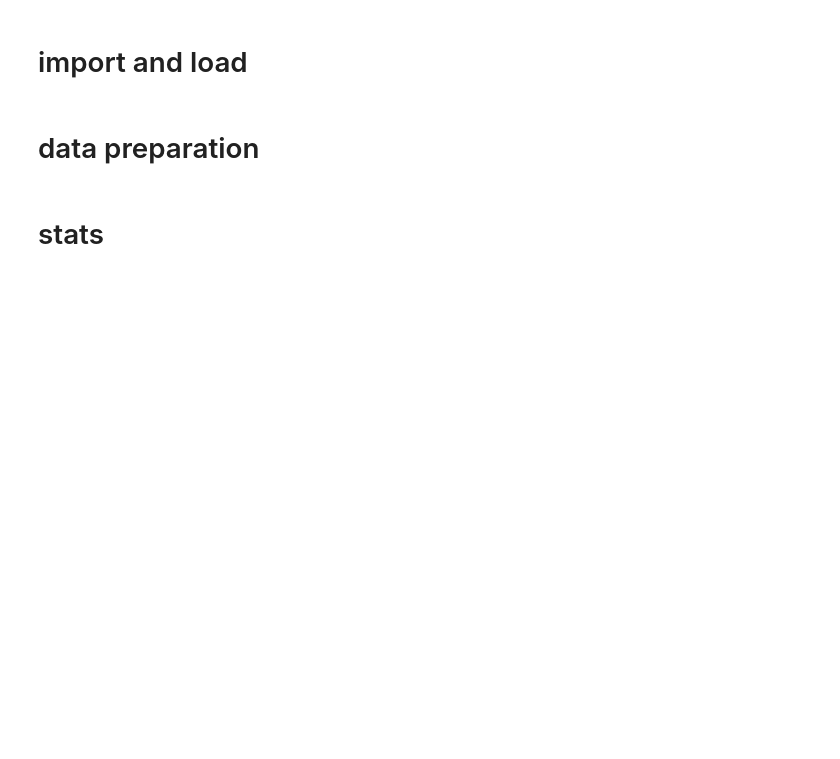
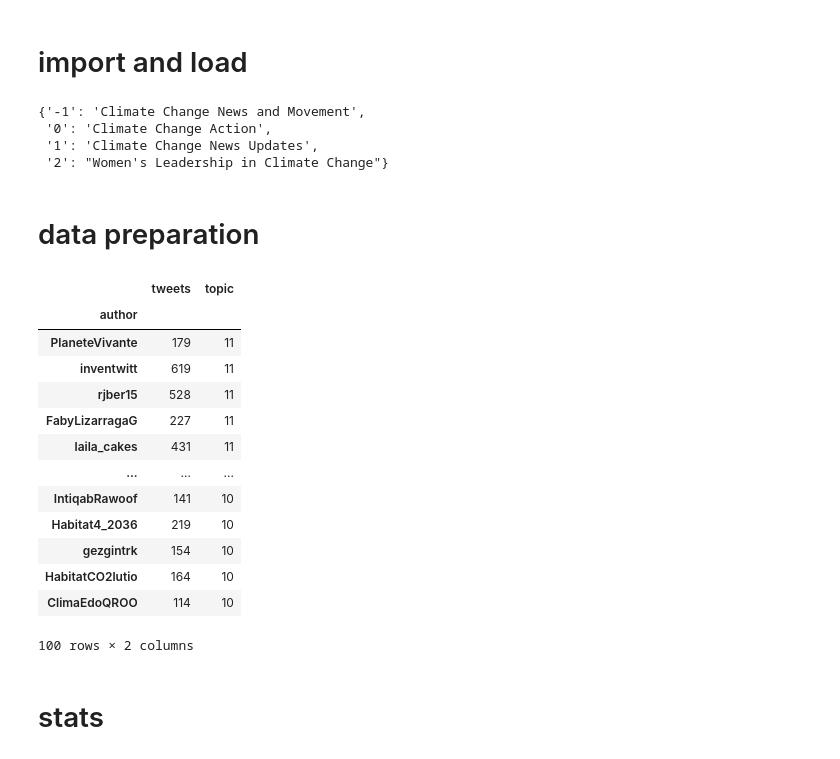
Before and after one commit to alessiogandelli/tweets-to-topic-network, a Jupyter notebook: src/report.ipynb, the cells around one changed output. Saved outputs shown, nothing was run; the diff lists cells and outputs as text; code cells hidden in the pictures; blank space fills up the shorter version.

Commit message:
many things

```diff
--- a/src/report.ipynb
+++ b/src/report.ipynb
@@ -23,3 +26,10 @@ topic_name = pd.read_csv(topics_file)
+# %%
+topic_label
+# %% [output]
+{'-1': 'Climate Change News and Movement',
+ '0': 'Climate Change Action',
+ '1': 'Climate Change News Updates',
+ '2': "Women's Leadership in Climate Change"}
 # %% [markdown]
 # data preparation
 # %%
@@ -57,6 +67,24 @@ for i in [10000,1000,100,10,3]:
     top_users[i] =  df_rt_user.sort_values('retweets', ascending=False).head(i).sum()
 
 df_top_users = pd.DataFrame.from_dict(top_users, orient='index')[['tweets', 'retweets']]
+# %%
+#count how many topics a user tweets about
+df_tweets.groupby('author').aggregate({'tweets':'count', 'topic':'nunique'}).sort_values('topic', ascending=False).head(100)
+# %% [output]
+|  | tweets | topic |
+| author |  |  |
+| PlaneteVivante | 179 | 11 |
+| inventwitt | 619 | 11 |
+| rjber15 | 528 | 11 |
+| FabyLizarragaG | 227 | 11 |
+| laila_cakes | 431 | 11 |
+| ... | ... | ... |
+| IntiqabRawoof | 141 | 10 |
+| Habitat4_2036 | 219 | 10 |
+| gezgintrk | 154 | 10 |
+| HabitatCO2lutio | 164 | 10 |
+| ClimaEdoQROO | 114 | 10 |
+100 rows × 2 columns
 # %% [markdown]
 # stats
 # %% [markdown]
```
Also changed, not shown: parts of 15 cells of this notebook, 6 other files.
